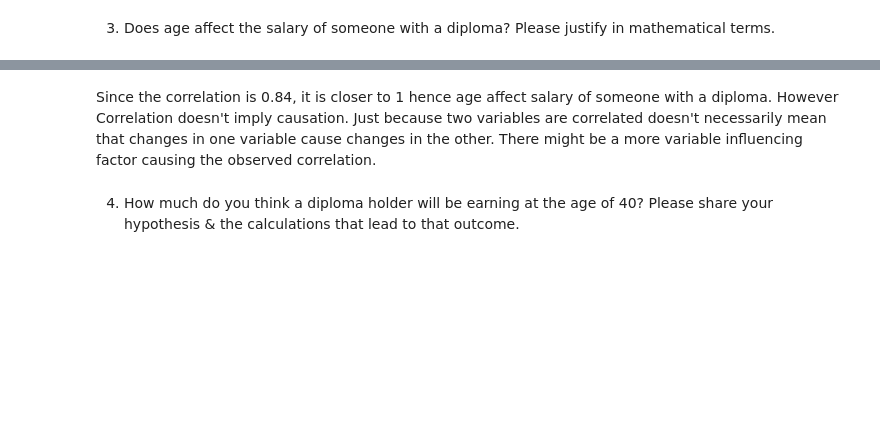
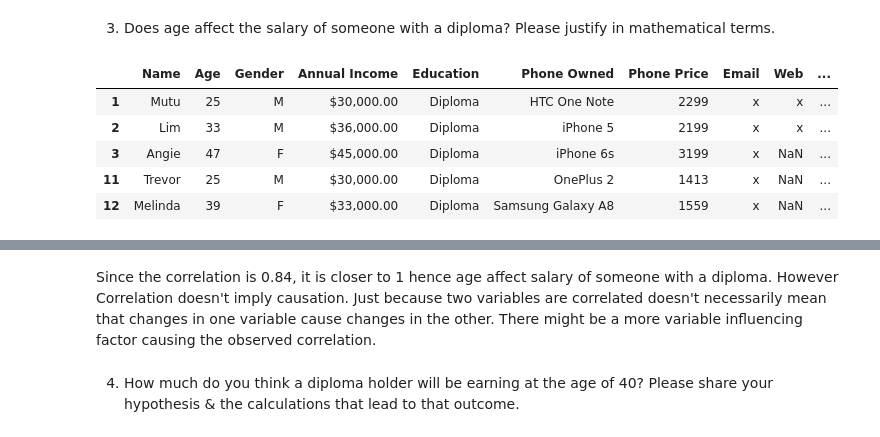
Before and after one commit to aminadli/Request-for-interview-Case-Study, a Jupyter notebook: Request_For_Interview_Case_Study.ipynb, the cells around one changed output, grey strips where cells are left out. Saved outputs shown, nothing was run; the diff lists cells and outputs as text; code cells hidden in the pictures; blank space fills up the shorter version.

```diff
--- a/Request_For_Interview_Case_Study.ipynb
+++ b/Request_For_Interview_Case_Study.ipynb
@@ -28,4 +28,4 @@ import matplotlib.pyplot as plt
 import seaborn as sns
 import plotly.express as px
 # %%
-df = pd.read_csv("https://raw.githubusercontent.com/aminadli/Request-for-interview-Case-Study/main/Request%20For%20Interview%20Case%20Study%20-%20unnamed%20(4).csv")
+df = pd.read_csv("https://raw.githubusercontent.com/aminadli/Request-for-interview-Case-Study/main/Request%20For%20Interview%20Case%20Study%20(%2B%20phone%20price)%20-%20Request%20For%20Interview%20Case%20Study%20(%2B%20phone%20price).csv.csv")
@@ -103,0 +119,9 @@ diploma_df = df[df['Education'] == 'Diploma']
+# %%
+diploma_df.head()
+# %% [output]
+|  | Name | Age | Gender | Annual Income | Education | Phone Owned | Phone Price | Email | Web | ... |
+| 1 | Mutu | 25 | M | $30,000.00 | Diploma | HTC One Note | 2299 | x | x | ... |
+| 2 | Lim | 33 | M | $36,000.00 | Diploma | iPhone 5 | 2199 | x | x | ... |
+| 3 | Angie | 47 | F | $45,000.00 | Diploma | iPhone 6s | 3199 | x | NaN | ... |
+| 11 | Trevor | 25 | M | $30,000.00 | Diploma | OnePlus 2 | 1413 | x | NaN | ... |
+| 12 | Melinda | 39 | F | $33,000.00 | Diploma | Samsung Galaxy A8 | 1559 | x | NaN | ... |
```
Also changed, not shown: parts of 37 cells of this notebook.
